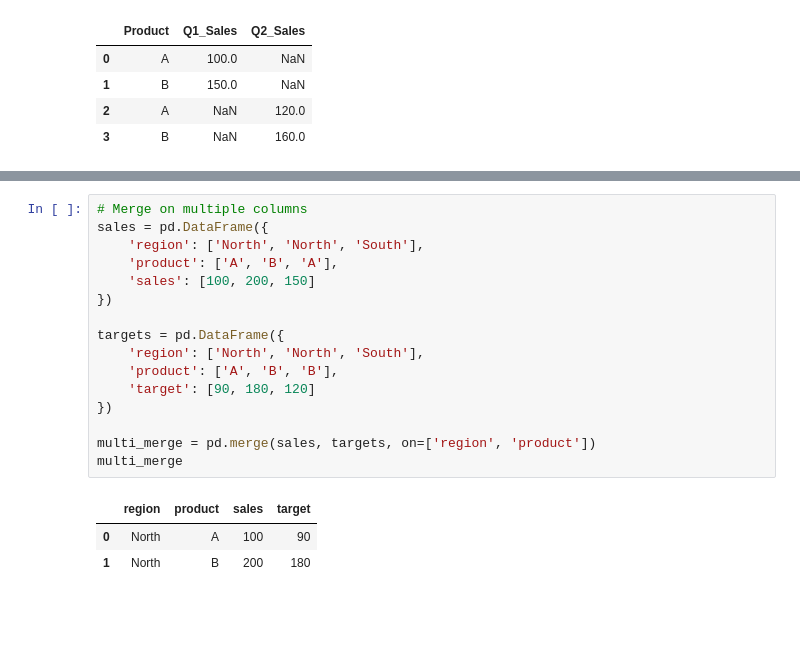
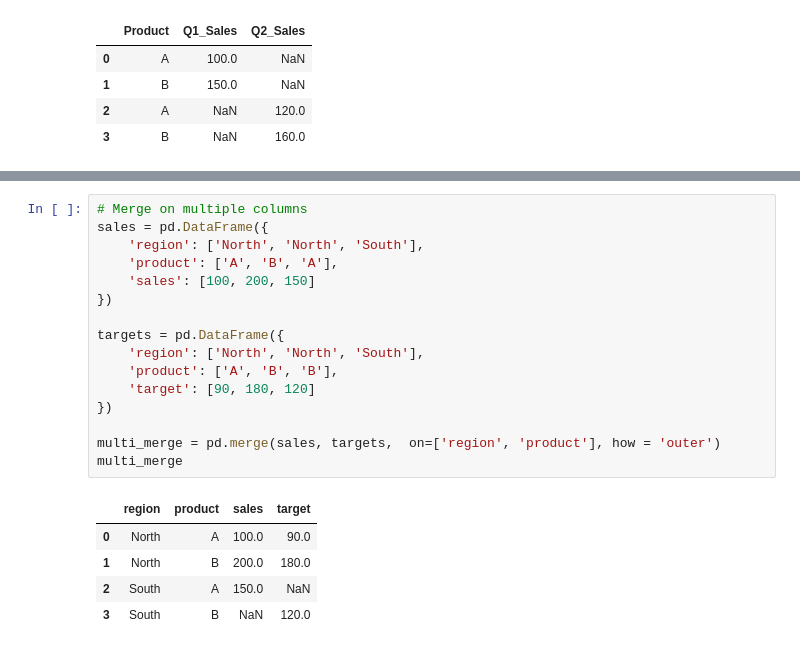
Before and after one commit to KEN-DATALABS/PROJECT-LIST, a Jupyter notebook: OneDrive/Documents/List Project/Project3.ipynb, the cells around one changed output, grey strips where cells are left out. Saved outputs shown, nothing was run; the diff lists cells and outputs as text; blank space fills up the shorter version.

```diff
--- a/OneDrive/Documents/List Project/Project3.ipynb
+++ b/OneDrive/Documents/List Project/Project3.ipynb
@@ -719,20 +726,22 @@ df5.head()
 # %%
 # Merge on multiple columns
 sales = pd.DataFrame({
     'region': ['North', 'North', 'South'],
     'product': ['A', 'B', 'A'],
     'sales': [100, 200, 150]
 })
 
 targets = pd.DataFrame({
     'region': ['North', 'North', 'South'],
     'product': ['A', 'B', 'B'],
     'target': [90, 180, 120]
 })
 
-multi_merge = pd.merge(sales, targets, on=['region', 'product'])
+multi_merge = pd.merge(sales, targets,  on=['region', 'product'], how = 'outer')
 multi_merge
 # %% [output]
 |  | region | product | sales | target |
-| 0 | North | A | 100 | 90 |
-| 1 | North | B | 200 | 180 |
+| 0 | North | A | 100.0 | 90.0 |
+| 1 | North | B | 200.0 | 180.0 |
+| 2 | South | A | 150.0 | NaN |
+| 3 | South | B | NaN | 120.0 |
```
Also changed, not shown: parts of 1 cell of this notebook.
